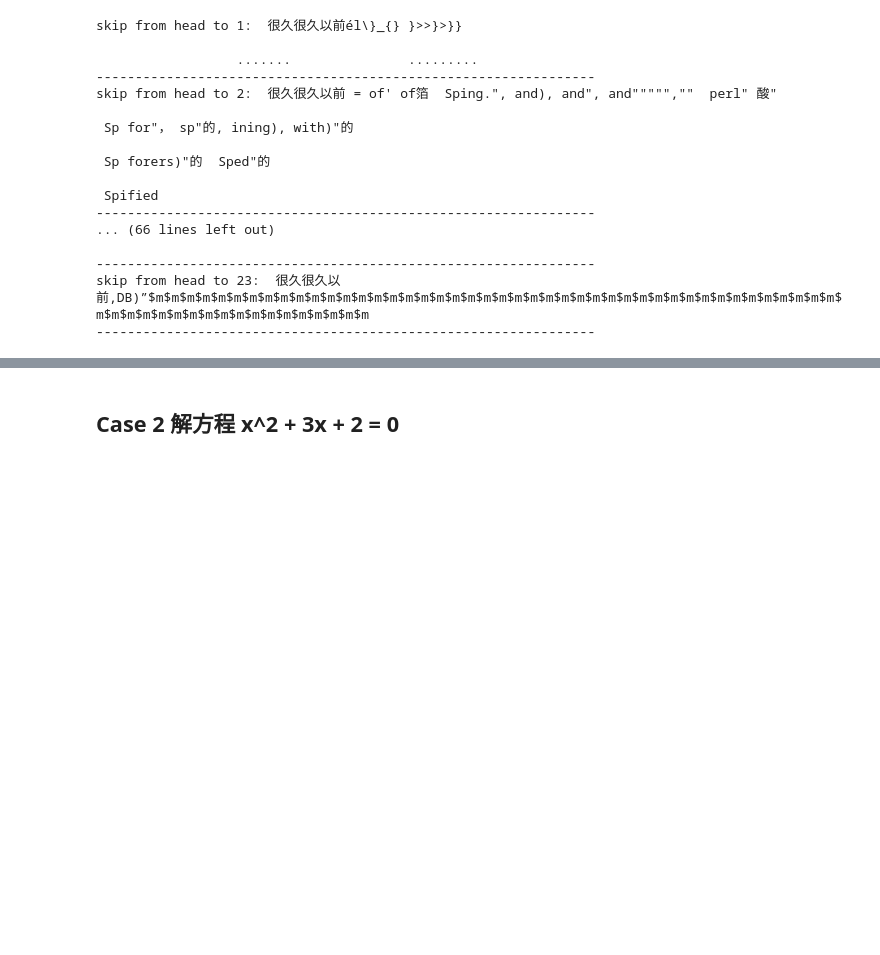
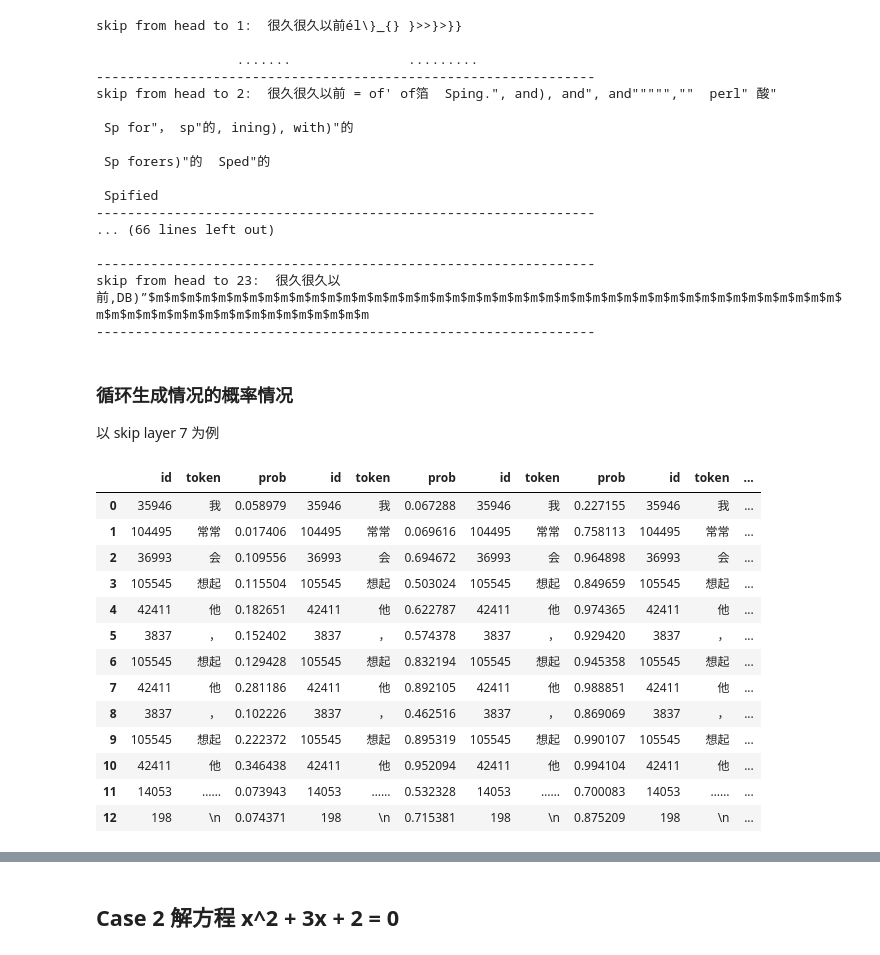
Before and after one commit to caoyang-sufe/easyllm, a Jupyter notebook: jupyter/layer-prune.ipynb, the cells around one changed output, grey strips where cells are left out. Drawn from its saved outputs; the diff is of its cells as text; code cells hidden in the pictures; blank space fills up the shorter version.

```diff
--- a/jupyter/layer-prune.ipynb
+++ b/jupyter/layer-prune.ipynb
@@ -444,3 +471,7 @@ skip from head to 2:  很久很久以前 = of' of箔  Sping.", and), and", and""
 ----------------------------------------------------------------
 skip from head to 23:  很久很久以前,DB)”$m$m$m$m$m$m$m$m$m$m$m$m$m$m$m$m$m$m$m$m$m$m$m$m$m$m$m$m$m$m$m$m$m$m$m$m$m$m$m$m$m$m$m$m$m$m$m$m$m$m$m$m$m$m$m$m$m$m$m$m$m$m
 ----------------------------------------------------------------
+# %% [markdown]
+### 循环生成情况的概率情况
+
+以 skip layer 7 为例
@@ -446,0 +490,26 @@ skip from head to 23:  很久很久以前,DB)”$m$m$m$m$m$m$m$m$m$m$m$m$m$m$m$m
+# %%
+df = pd.DataFrame(results["token_probs"], columns=["id", "token", "prob"])
+pd.concat([df.loc[8:20, :].reset_index(drop=True),
+          df.loc[21:33, :].reset_index(drop=True),
+          df.loc[34:46, :].reset_index(drop=True),
+          df.loc[47:59, :].reset_index(drop=True),
+           df.loc[60:72, :].reset_index(drop=True),
+           df.loc[73:85, :].reset_index(drop=True),
+           df.loc[86:98, :].reset_index(drop=True),
+           df.loc[99:111, :].reset_index(drop=True),
+          ], axis=1)
+# %% [output]
+|  | id | token | prob | id | token | prob | id | token | prob | id | token | ... |
+| 0 | 35946 | 我 | 0.058979 | 35946 | 我 | 0.067288 | 35946 | 我 | 0.227155 | 35946 | 我 | ... |
+| 1 | 104495 | 常常 | 0.017406 | 104495 | 常常 | 0.069616 | 104495 | 常常 | 0.758113 | 104495 | 常常 | ... |
+| 2 | 36993 | 会 | 0.109556 | 36993 | 会 | 0.694672 | 36993 | 会 | 0.964898 | 36993 | 会 | ... |
+| 3 | 105545 | 想起 | 0.115504 | 105545 | 想起 | 0.503024 | 105545 | 想起 | 0.849659 | 105545 | 想起 | ... |
+| 4 | 42411 | 他 | 0.182651 | 42411 | 他 | 0.622787 | 42411 | 他 | 0.974365 | 42411 | 他 | ... |
+| 5 | 3837 | ， | 0.152402 | 3837 | ， | 0.574378 | 3837 | ， | 0.929420 | 3837 | ， | ... |
+| 6 | 105545 | 想起 | 0.129428 | 105545 | 想起 | 0.832194 | 105545 | 想起 | 0.945358 | 105545 | 想起 | ... |
+| 7 | 42411 | 他 | 0.281186 | 42411 | 他 | 0.892105 | 42411 | 他 | 0.988851 | 42411 | 他 | ... |
+| 8 | 3837 | ， | 0.102226 | 3837 | ， | 0.462516 | 3837 | ， | 0.869069 | 3837 | ， | ... |
+| 9 | 105545 | 想起 | 0.222372 | 105545 | 想起 | 0.895319 | 105545 | 想起 | 0.990107 | 105545 | 想起 | ... |
+| 10 | 42411 | 他 | 0.346438 | 42411 | 他 | 0.952094 | 42411 | 他 | 0.994104 | 42411 | 他 | ... |
+| 11 | 14053 | …… | 0.073943 | 14053 | …… | 0.532328 | 14053 | …… | 0.700083 | 14053 | …… | ... |
+| 12 | 198 | \n | 0.074371 | 198 | \n | 0.715381 | 198 | \n | 0.875209 | 198 | \n | ... |
```
Also changed, not shown: parts of 41 cells of this notebook, 2 other files.
